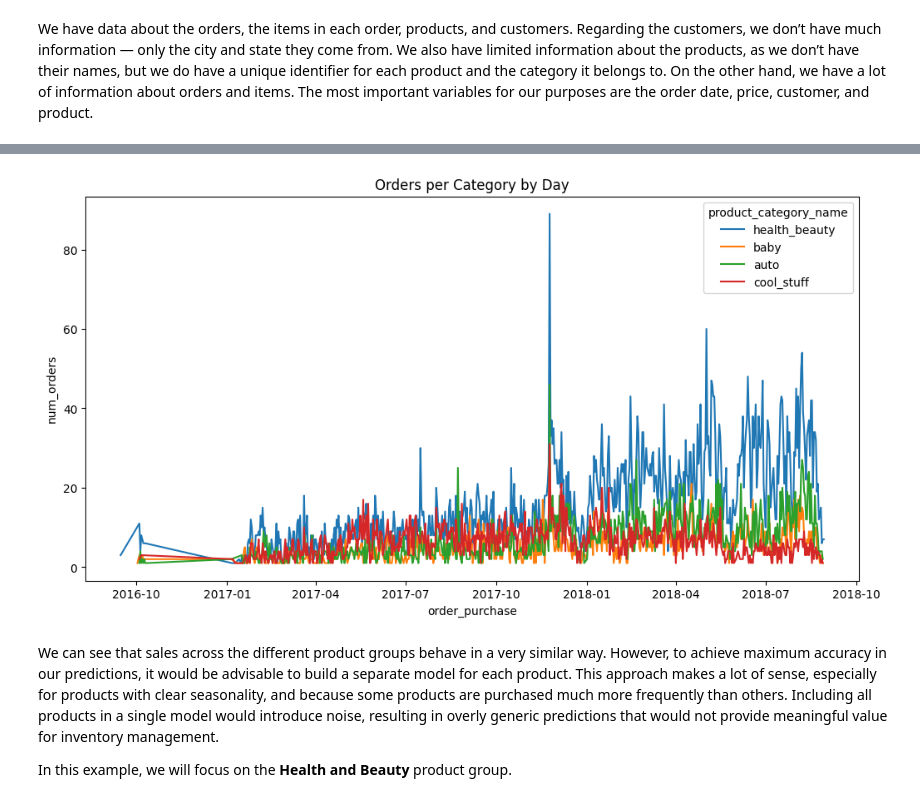
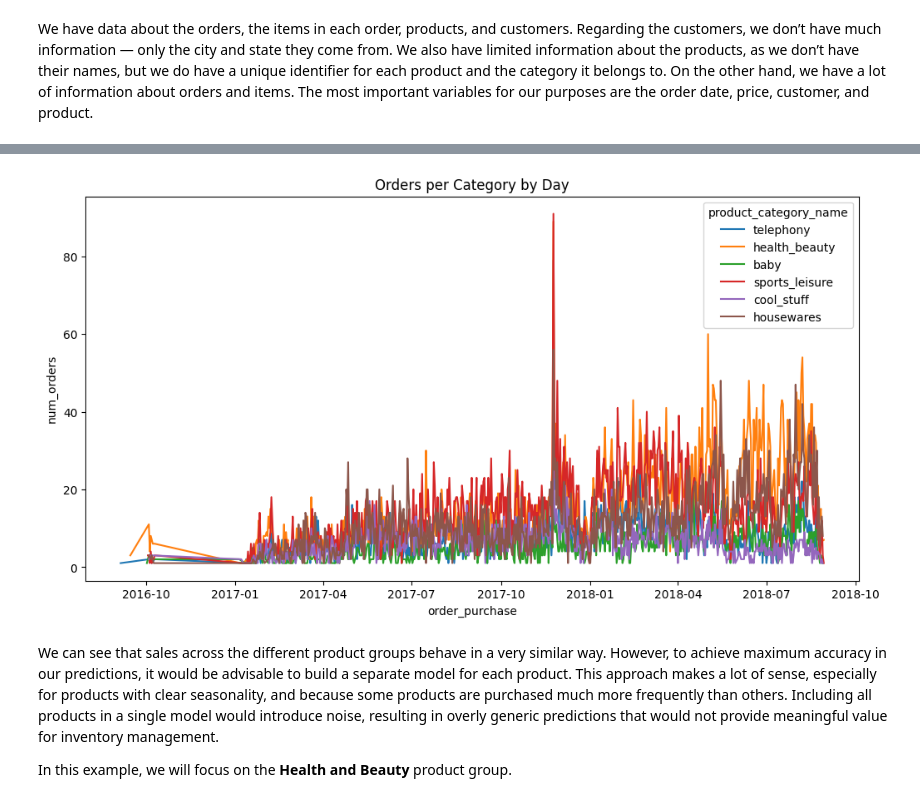
Before and after one commit to joseprs/MetyisProgrammingChallenge, a Jupyter notebook: regression.ipynb, the cells around one changed output, grey strips where cells are left out. Saved outputs shown, nothing was run; the diff lists cells and outputs as text; code cells hidden in the pictures.

```diff
--- a/regression.ipynb
+++ b/regression.ipynb
@@ -76,15 +76,15 @@ df.head()
 # %%
 def plot_orders_by_category(data, date_col, category_cols):
     data = data[data["product_category_name"].isin(category_cols)]
     grouped = data.groupby(["order_purchase","product_category_name"]).size().reset_index(name="num_orders")
     plt.figure(figsize=(12, 6))
     sns.lineplot(data=grouped, x='order_purchase', y='num_orders', hue="product_category_name")
     plt.title("Orders per Category by Day")
     plt.show()
 
-plot_orders_by_category(df, "order_purchase", ["auto","baby","cool_stuff","health_beauty"])
+plot_orders_by_category(df, "order_purchase", ["telephony","baby","cool_stuff","health_beauty", "sports_leisure","housewares"])
 # %% [output]
-[figure, old version]
+[figure, new version]
 # %% [markdown]
 We can see that sales across the different product groups behave in a very similar way. However, to achieve maximum accuracy in our predictions, it would be advisable to build a separate model for each product. This approach makes a lot of sense, especially for products with clear seasonality, and because some products are purchased much more frequently than others. Including all products in a single model would introduce noise, resulting in overly generic predictions that would not provide meaningful value for inventory management.
 
```
Also changed, not shown: parts of 5 cells of this notebook, 1 other file.
